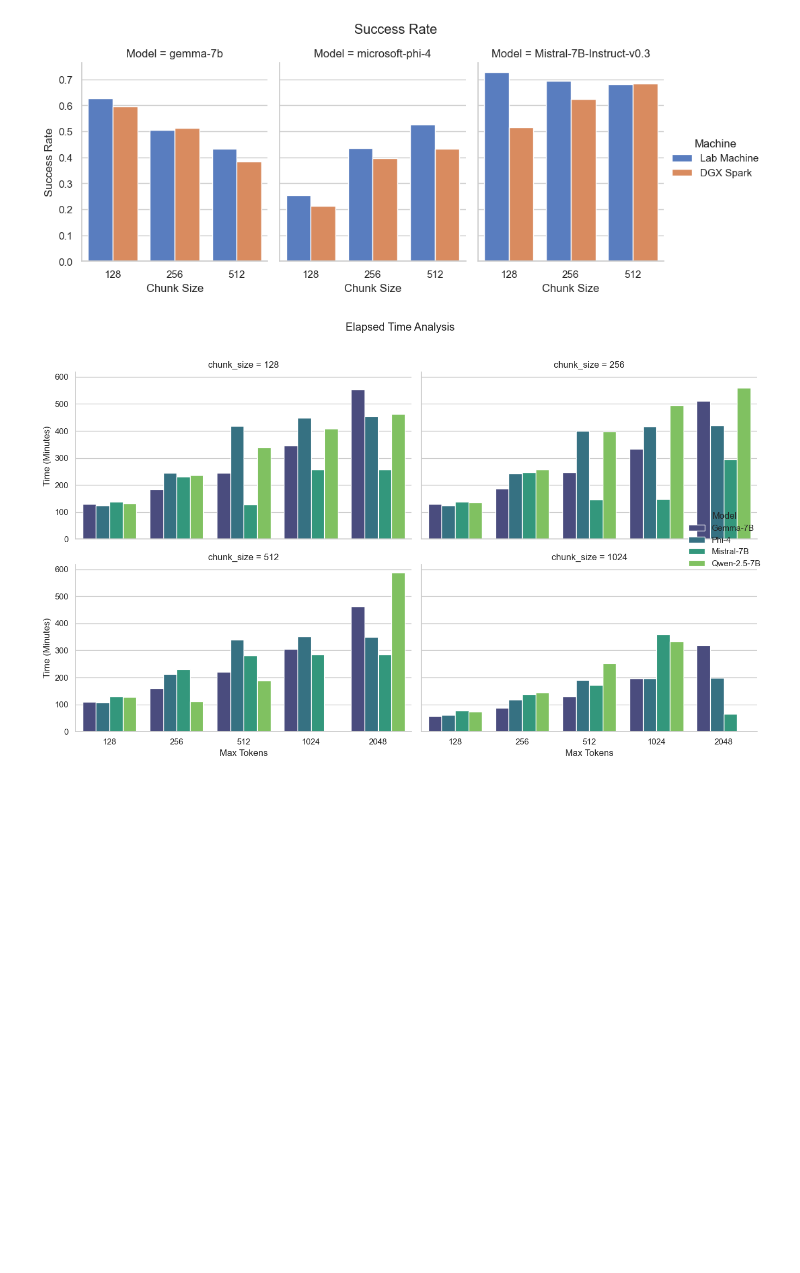
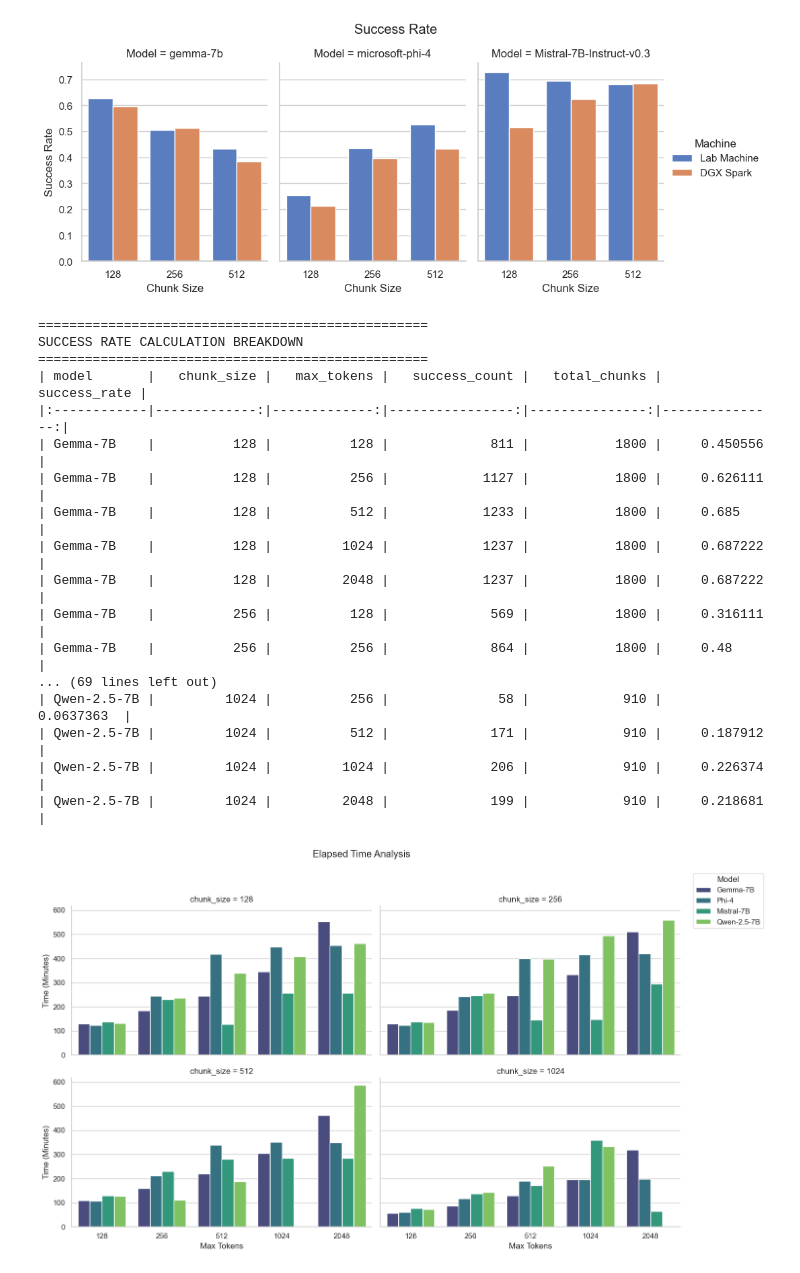
Before and after one commit to jeffreywallphd/LMForge, a Jupyter notebook: Sandbox/Yaman/Fall25/Plot_Models_Results.ipynb, the cells around one changed output. Cells and saved outputs as stored; diff of their text form; code cells hidden in the pictures; blank space fills up the shorter version.

```diff
--- a/Sandbox/Yaman/Fall25/Plot_Models_Results.ipynb
+++ b/Sandbox/Yaman/Fall25/Plot_Models_Results.ipynb
@@ -1399,42 +1399,76 @@ full_df = pd.concat(df_list, ignore_index=True)
 full_df['success_rate'] = full_df['success_count'] / full_df['total_chunks']
 full_df['max_tokens'] = full_df['max_tokens'].astype(str) # For categorical plotting
 
+# --- NEW: Print Calculation Details ---
+print("\n" + "="*50)
+print("SUCCESS RATE CALCULATION BREAKDOWN")
+print("="*50)
+print(full_df[['model', 'chunk_size', 'max_tokens', 'success_count', 'total_chunks', 'success_rate']].to_markdown(index=False))
+print("\n")
+
+
 # --- Plotting ---
 sns.set_theme(style="whitegrid")
 
 def save_faceted_barplot(data, x, y, hue, col, title, filename, ylabel):
     g = sns.catplot(
         data=data,
         kind="bar",
         x=x,
         y=y,
         hue=hue,
-        col=col,       # This creates the separate plots for each chunk_size
-        col_wrap=2,    # Arranges them in a 2x2 grid
+        col=col,
+        col_wrap=2,
         palette="viridis",
         height=4,
         aspect=1.5
     )
 
-    g.fig.suptitle(title, y=1.02)
+    # Increase title height slightly to make room for legend if needed
+    g.fig.suptitle(title, y=1.05)
     g.set_axis_labels("Max Tokens", ylabel)
-    g._legend.set_title("Model")
+
+    # --- MOVED LEGEND TO TOP LEFT ---
+    # loc='upper left' anchors the top-left corner of the legend box...
+    # bbox_to_anchor=(0, 1) ...to the top-left corner of the figure container.
+    sns.move_legend(
+        g, "upper left",
+        bbox_to_anchor=(1, 1),
+        title="Model",
+        frameon=True  # Optional: adds a box around the legend
+    )
 
     plt.tight_layout()
     plt.savefig(f"{filename}.png")
 
 # Generate Plots
-# Note: "max_tokens" is used for the X-axis, and "chunk_size" creates the subplots
 save_faceted_barplot(full_df, "max_tokens", "elapsed_time_min", "model", "chunk_size",
                      "Elapsed Time Analysis", "faceted_elapsed_time", "Time (Minutes)")
 
 save_faceted_barplot(full_df, "max_tokens", "success_rate", "model", "chunk_size",
                      "Success Rate Analysis", "faceted_success_rate", "Success Rate")
 
 save_faceted_barplot(full_df, "max_tokens", "bert_score_F1", "model", "chunk_size",
                      "BERT F1 Semantic Score", "faceted_bert_f1", "BERT F1 Score")
 
 save_faceted_barplot(full_df, "max_tokens", "rougeL", "model", "chunk_size",
                      "ROUGE-L Structural Score", "faceted_rouge_l", "ROUGE-L Score")
 # %% [output]
+==================================================
+SUCCESS RATE CALCULATION BREAKDOWN
+==================================================
+| model       |   chunk_size |   max_tokens |   success_count |   total_chunks |   success_rate |
+|:------------|-------------:|-------------:|----------------:|---------------:|---------------:|
+| Gemma-7B    |          128 |          128 |             811 |           1800 |     0.450556   |
+| Gemma-7B    |          128 |          256 |            1127 |           1800 |     0.626111   |
+| Gemma-7B    |          128 |          512 |            1233 |           1800 |     0.685      |
+| Gemma-7B    |          128 |         1024 |            1237 |           1800 |     0.687222   |
+| Gemma-7B    |          128 |         2048 |            1237 |           1800 |     0.687222   |
+| Gemma-7B    |          256 |          128 |             569 |           1800 |     0.316111   |
+| Gemma-7B    |          256 |          256 |             864 |           1800 |     0.48       |
+... (69 lines left out)
+| Qwen-2.5-7B |         1024 |          256 |              58 |            910 |     0.0637363  |
+| Qwen-2.5-7B |         1024 |          512 |             171 |            910 |     0.187912   |
+| Qwen-2.5-7B |         1024 |         1024 |             206 |            910 |     0.226374   |
+| Qwen-2.5-7B |         1024 |         2048 |             199 |            910 |     0.218681   |
-[figure, old version]
+[figure, new version]
```
Also changed, not shown: parts of 2 cells of this notebook, 9 other files.
